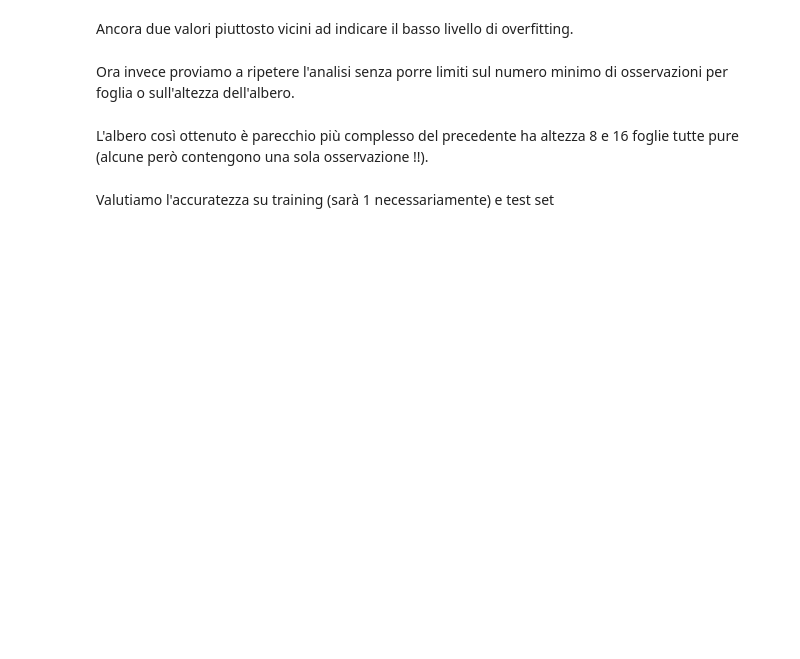
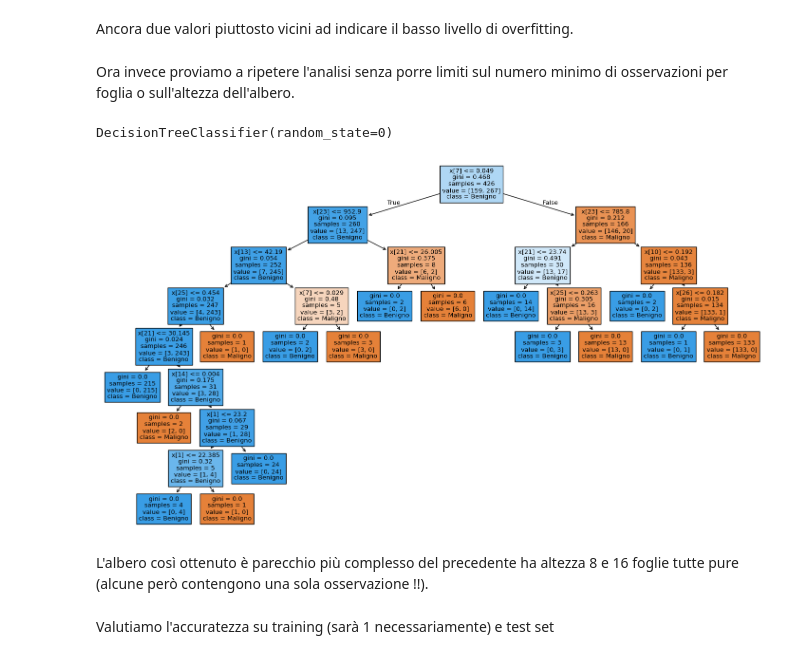
Before and after one commit to jb-sharp/stat4bigdata, a Jupyter notebook: Lezione 10/10-alberi.ipynb, the cells around one changed output. Drawn from its saved outputs; the diff is of its cells as text; code cells hidden in the pictures; blank space fills up the shorter version.

```diff
--- a/Lezione 10/10-alberi.ipynb
+++ b/Lezione 10/10-alberi.ipynb
@@ -73,3 +127,5 @@ albero = DecisionTreeClassifier(criterion = "gini", # Il criterio per suddivider
                                 random_state = 0)
 # %% [markdown]
 Alleniamo l'albero usando i dati di training:
+# %%
+albero.fit(X_train)
@@ -138,13 +213,17 @@ albero = DecisionTreeClassifier(criterion = "gini",
                                 random_state = 0)
 # %%
 albero.fit(X_train, y_train)
+# %% [output]
+DecisionTreeClassifier(random_state=0)
 # %%
 plt.figure(figsize = (18, 10))
 plot_tree(albero,
           filled = True,  # Se colorare i nodi in base alle classi
           #feature_names = data.columns,
-          class_names = ["Benigno", "Maligno"])
+          class_names = ["Maligno", "Benigno"])
 plt.show()
+# %% [output]
+[figure, added]
 # %% [markdown]
 L'albero così ottenuto è parecchio più complesso del precedente ha altezza 8 e 16 foglie tutte pure (alcune però contengono una sola osservazione !!).
 # %% [markdown]
```
Also changed, not shown: parts of 24 cells of this notebook.
